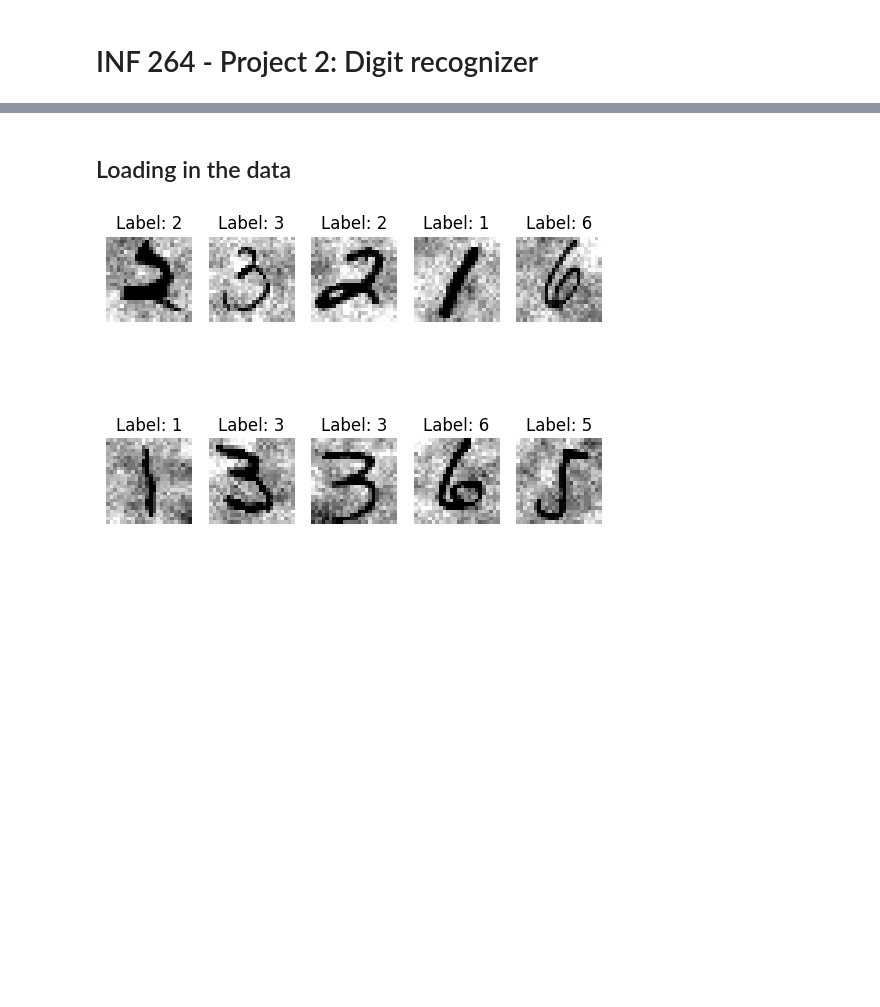
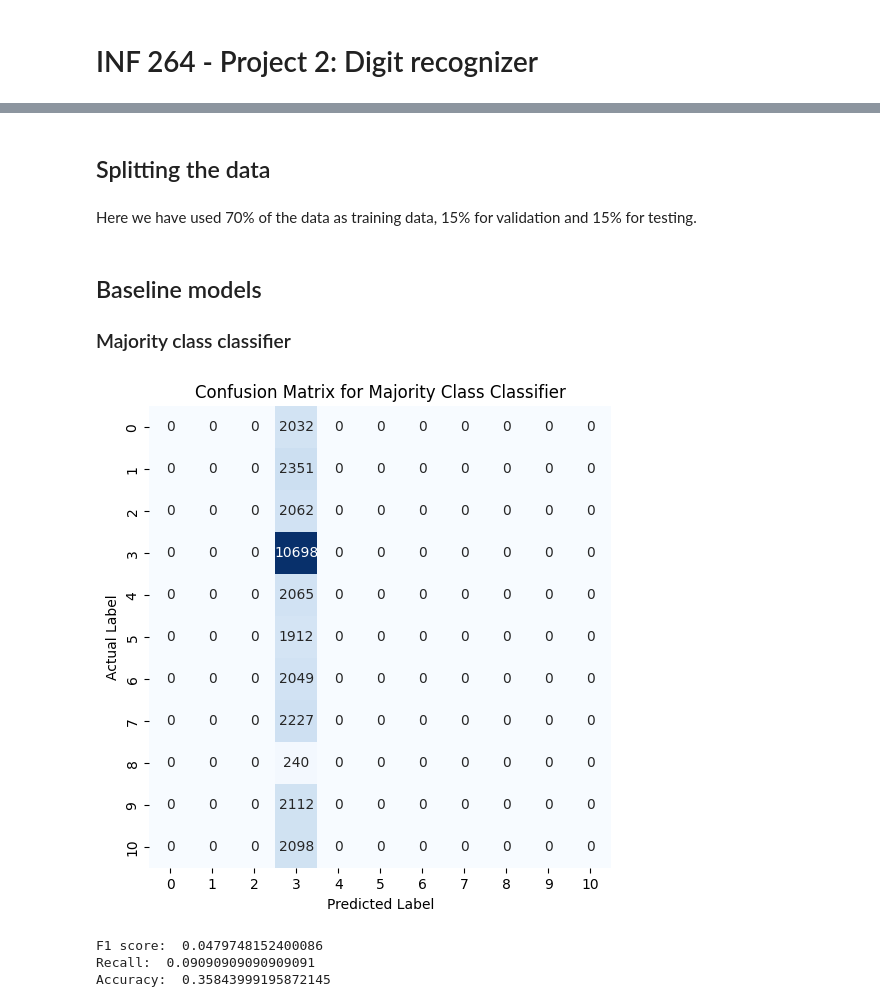
Before and after one commit to Maloha7/digit-recognizer, a Jupyter notebook: digitRecognizer.ipynb, the cells around one changed output, grey strips where cells are left out. Saved outputs shown, nothing was run; the diff lists cells and outputs as text; code cells hidden in the pictures; blank space fills up the shorter version.

```diff
--- a/digitRecognizer.ipynb
+++ b/digitRecognizer.ipynb
@@ -17,18 +99,38 @@ from sklearn.neural_network import MLPClassifier
 # %% [markdown]
-## Loading in the data
+## Splitting the data
-# %%
-#read in MNIST-images.npy and MNIST-labels.npy
-images = np.load('MNIST-images.npy')
-labels = np.load('MNIST-labels.npy')
-
-#Print shape
-
-#plot first 10 images
-for i in range(10):
-    plt.subplot(2, 5, i+1)
-    plt.imshow(images[i], cmap=plt.cm.gray_r, interpolation='nearest')
-    plt.title('Label: {}'.format(labels[i]))
-    plt.axis('off')
-plt.show()
-# %% [output]
-[figure, removed]
+# %%
+#Splitting the data into training, validation and testing sets
+X_train, X_val_test, y_train, y_val_test = train_test_split(images, labels, test_size=0.7, random_state=42)
+X_val, X_test, y_val, y_test = train_test_split(X_val_test, y_val_test, test_size=0.5, random_state=42)
+# %% [markdown]
+Here we have used 70% of the data as training data, 15% for validation and 15% for testing.
+# %% [markdown]
+## Baseline models
+
+### Majority class classifier
+# %%
+#Majority class classifier
+y_pred = np.full(y_val.shape, np.argmax(np.bincount(y_train)))
+
+#Function to plot a confusion matrix
+def plot_confusion_matric(y_val, y_pred, title):
+    cm = confusion_matrix(y_val, y_pred)
+    plt.figure(figsize=(6, 6))
+    sns.heatmap(cm, annot=True, fmt='d', cmap='Blues', cbar=False, square=True)
+    plt.title(title)
+    plt.ylabel('Actual Label')
+    plt.xlabel('Predicted Label')
+    plt.show()
+
+#Plot the confusion matrix for the majority class classifier
+plot_confusion_matric(y_val, y_pred, 'Confusion Matrix for Majority Class Classifier')
+
+#Print F1 score, recall and accuracy
+print("F1 score: ", f1_score(y_val, y_pred, average='macro'))
+print("Recall: ", recall_score(y_val, y_pred, average='macro'))
+print("Accuracy: ", accuracy_score(y_val, y_pred))
+# %% [output]
+[figure, added]
+F1 score:  0.0479748152400086
+Recall:  0.09090909090909091
+Accuracy:  0.35843999195872145
```
Also changed, not shown: parts of 15 cells of this notebook.
